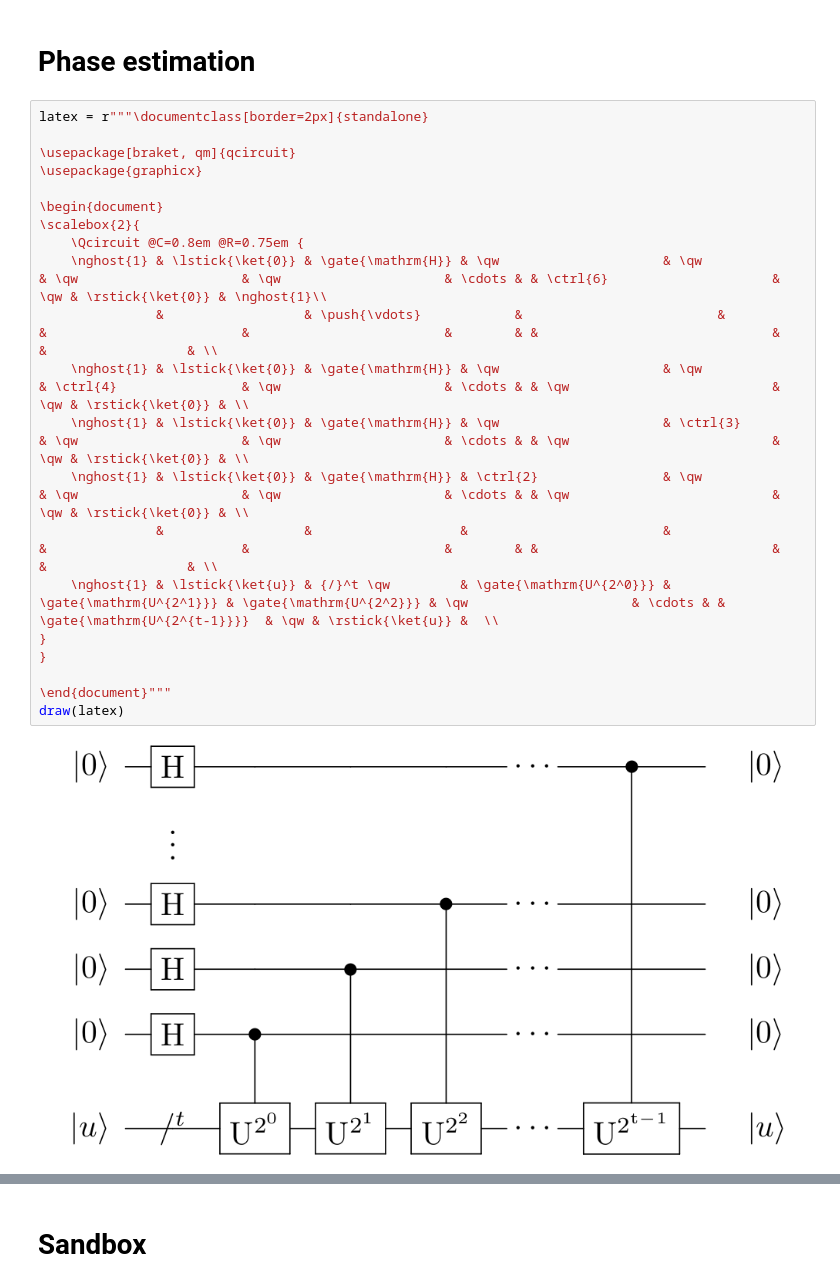
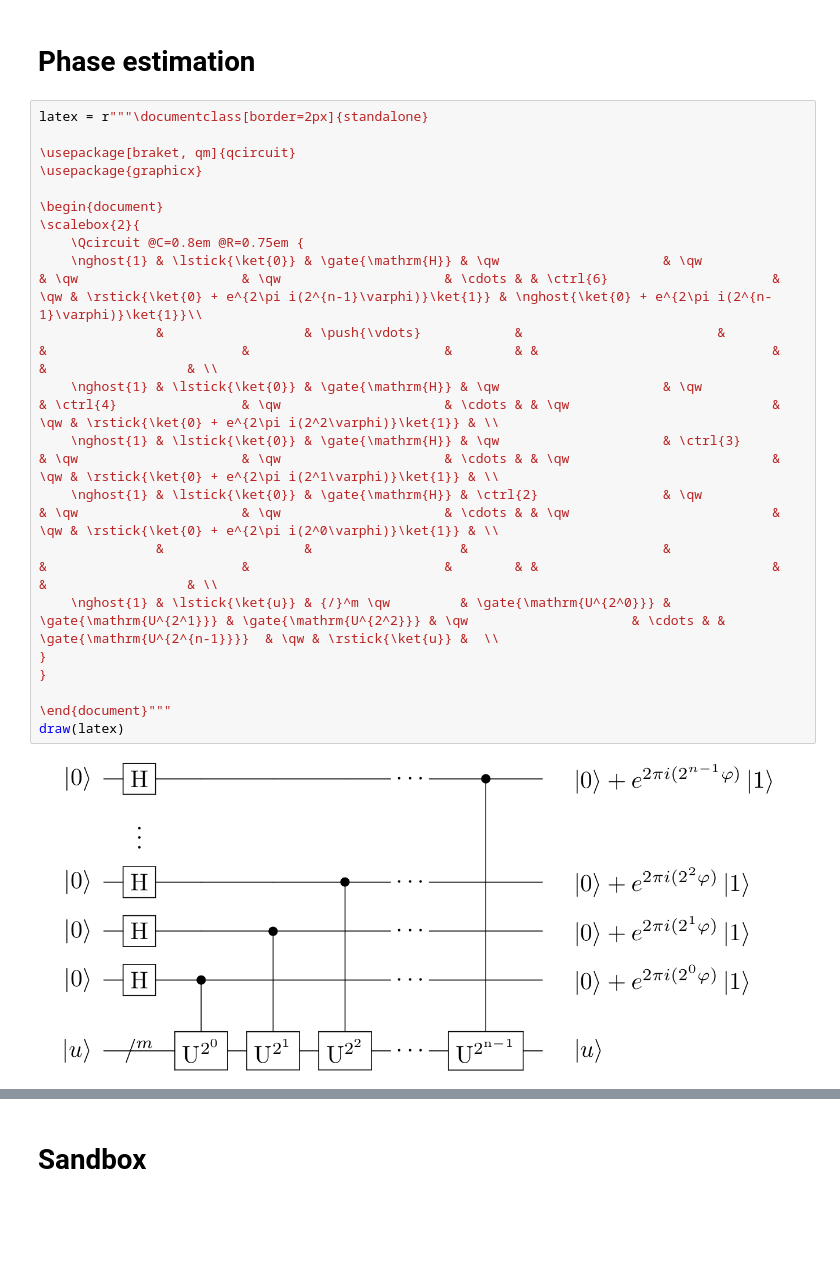
Before and after one commit to gadial/blog, a Jupyter notebook: Notebooks/Quantum Circuits.ipynb, the cells around one changed output, grey strips where cells are left out. Saved outputs shown, nothing was run; the diff lists cells and outputs as text; blank space fills up the shorter version.

```diff
--- a/Notebooks/Quantum Circuits.ipynb
+++ b/Notebooks/Quantum Circuits.ipynb
@@ -198,23 +198,23 @@ draw(latex)
 # %%
 latex = r"""\documentclass[border=2px]{standalone}
 
 \usepackage[braket, qm]{qcircuit}
 \usepackage{graphicx}
 
 \begin{document}
 \scalebox{2}{
     \Qcircuit @C=0.8em @R=0.75em {
-    \nghost{1} & \lstick{\ket{0}} & \gate{\mathrm{H}} & \qw                     & \qw                     & \qw                     & \qw                     & \cdots & & \ctrl{6}                     & \qw & \rstick{\ket{0}} & \nghost{1}\\
+    \nghost{1} & \lstick{\ket{0}} & \gate{\mathrm{H}} & \qw                     & \qw                     & \qw                     & \qw                     & \cdots & & \ctrl{6}                     & \qw & \rstick{\ket{0} + e^{2\pi i(2^{n-1}\varphi)}\ket{1}} & \nghost{\ket{0} + e^{2\pi i(2^{n-1}\varphi)}\ket{1}}\\
                &                  & \push{\vdots}            &                         &                         &                         &                         &        & &                              &     &                  & \\
-    \nghost{1} & \lstick{\ket{0}} & \gate{\mathrm{H}} & \qw                     & \qw                     & \ctrl{4}                & \qw                     & \cdots & & \qw                          & \qw & \rstick{\ket{0}} & \\
-    \nghost{1} & \lstick{\ket{0}} & \gate{\mathrm{H}} & \qw                     & \ctrl{3}                & \qw                     & \qw                     & \cdots & & \qw                          & \qw & \rstick{\ket{0}} & \\
-    \nghost{1} & \lstick{\ket{0}} & \gate{\mathrm{H}} & \ctrl{2}                & \qw                     & \qw                     & \qw                     & \cdots & & \qw                          & \qw & \rstick{\ket{0}} & \\
+    \nghost{1} & \lstick{\ket{0}} & \gate{\mathrm{H}} & \qw                     & \qw                     & \ctrl{4}                & \qw                     & \cdots & & \qw                          & \qw & \rstick{\ket{0} + e^{2\pi i(2^2\varphi)}\ket{1}} & \\
+    \nghost{1} & \lstick{\ket{0}} & \gate{\mathrm{H}} & \qw                     & \ctrl{3}                & \qw                     & \qw                     & \cdots & & \qw                          & \qw & \rstick{\ket{0} + e^{2\pi i(2^1\varphi)}\ket{1}} & \\
+    \nghost{1} & \lstick{\ket{0}} & \gate{\mathrm{H}} & \ctrl{2}                & \qw                     & \qw                     & \qw                     & \cdots & & \qw                          & \qw & \rstick{\ket{0} + e^{2\pi i(2^0\varphi)}\ket{1}} & \\
                &                  &                   &                         &                         &                         &                         &        & &                              &     &                  & \\
-    \nghost{1} & \lstick{\ket{u}} & {/}^t \qw         & \gate{\mathrm{U^{2^0}}} & \gate{\mathrm{U^{2^1}}} & \gate{\mathrm{U^{2^2}}} & \qw                     & \cdots & & \gate{\mathrm{U^{2^{t-1}}}}  & \qw & \rstick{\ket{u}} &  \\
+    \nghost{1} & \lstick{\ket{u}} & {/}^m \qw         & \gate{\mathrm{U^{2^0}}} & \gate{\mathrm{U^{2^1}}} & \gate{\mathrm{U^{2^2}}} & \qw                     & \cdots & & \gate{\mathrm{U^{2^{n-1}}}}  & \qw & \rstick{\ket{u}} &  \\
 }
 }
 
 \end{document}"""
 draw(latex)
 # %% [output]
-[figure, old version]
+[figure, new version]
```
Also changed, not shown: parts of 1 cell of this notebook, 14 other files.
